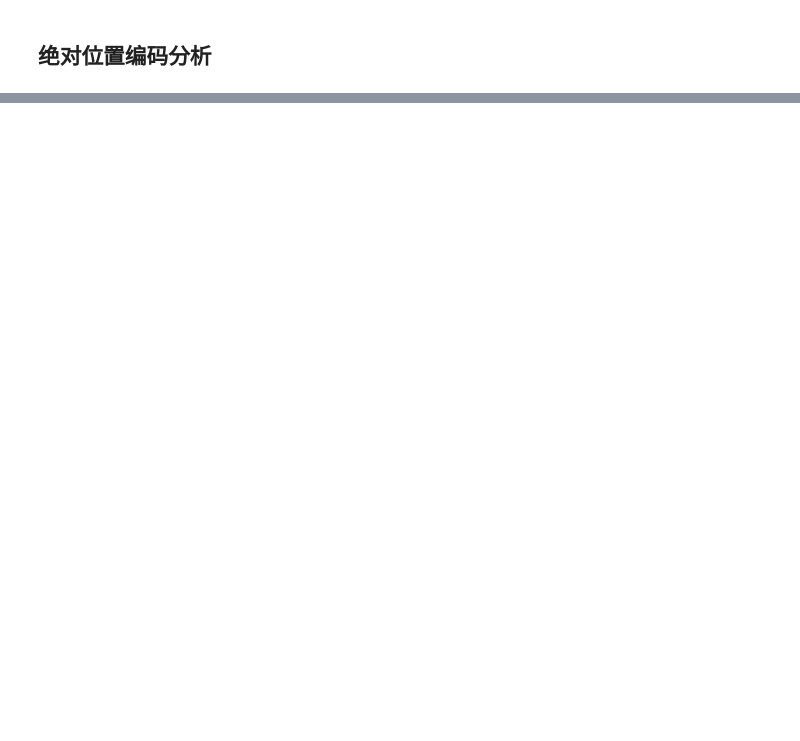
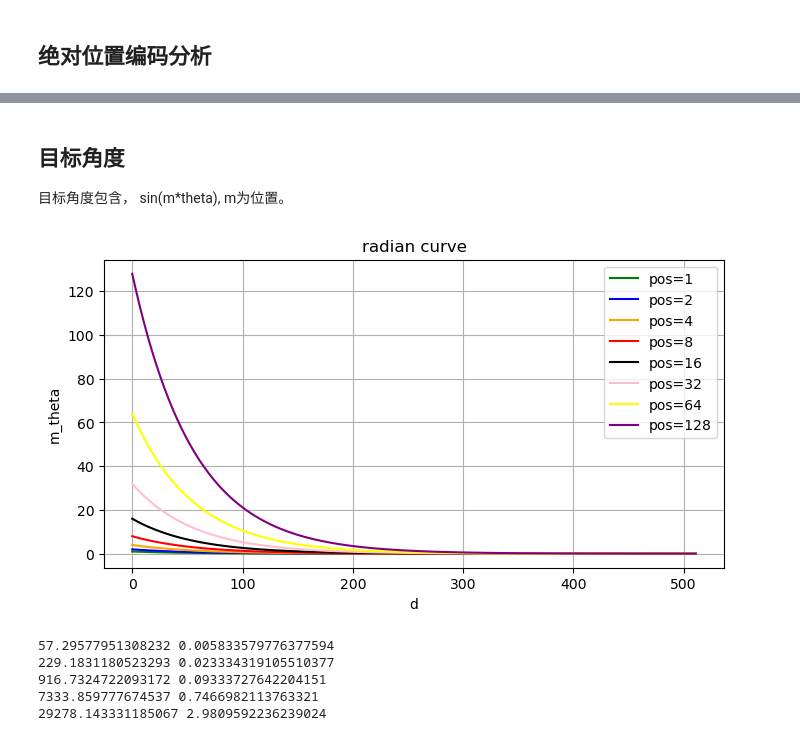
Before and after one commit to duani-excellence/MA-RLHF, a Jupyter notebook: lecture/lc2_transformer/Positional_Encoding.ipynb, the cells around one changed output, grey strips where cells are left out. Cells and saved outputs as stored; diff of their text form; code cells hidden in the pictures; blank space fills up the shorter version.

```diff
--- a/lecture/lc2_transformer/Positional_Encoding.ipynb
+++ b/lecture/lc2_transformer/Positional_Encoding.ipynb
@@ -281,0 +335,39 @@ tensor([[-0.2684, -0.0155, -0.2947,  0.0571,  0.1456,  0.3240, -0.1990,  0.5573]
+# %% [markdown]
+## 目标角度
+
+目标角度包含， sin(m*theta), m为位置。
+# %%
+max_len = 512 # 最大序列长度
+L = torch.arange(max_len)
+theta = get_theta(d_model, base = 10000.0)
+m_theta = torch.outer(L, theta)
+# %%
+import matplotlib.pyplot as plt
+
+plt.figure(figsize=(8, 4))
+x = torch.arange(d_model / 2).tolist()
+color_list = ['green', 'blue', 'orange', 'red', 'black', 'pink', 'yellow', 'purple' ]
+for i in range(8):
+    m = int(2**i)
+    plt.plot(x, m_theta[m, :].tolist(), label=f'pos={m}', color=color_list[i], )
+
+plt.title("radian curve")
+plt.xlabel("d")
+plt.ylabel("m_theta")
+plt.legend()
+plt.grid(True)
+plt.show()
+# %% [output]
+[figure, added]
+# %%
+print( math.degrees(m_theta[1 , 0]), math.degrees(m_theta[1 , -1]))
+print( math.degrees(m_theta[4 , 0]), math.degrees(m_theta[4 , -1]))
+print( math.degrees(m_theta[16 , 0]), math.degrees(m_theta[16 , -1]))
+print( math.degrees(m_theta[128 , 0]), math.degrees(m_theta[128 , -1]))
+print( math.degrees(m_theta[511 , 0]), math.degrees(m_theta[511 , -1]))
+# %% [output]
+57.29577951308232 0.005833579776377594
+229.1831180523293 0.023334319105510377
+916.7324722093172 0.09333727642204151
+7333.859777674537 0.7466982113763321
+29278.143331185067 2.9809592236239024
```
Also changed, not shown: parts of 28 cells of this notebook, 7 other files.
